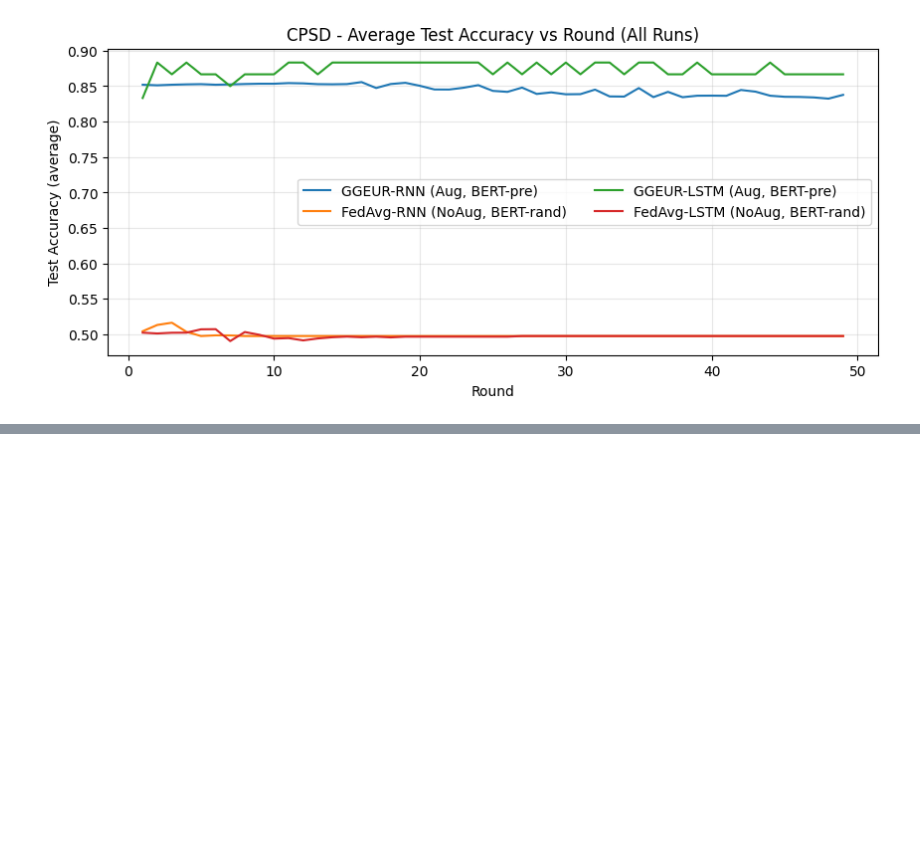
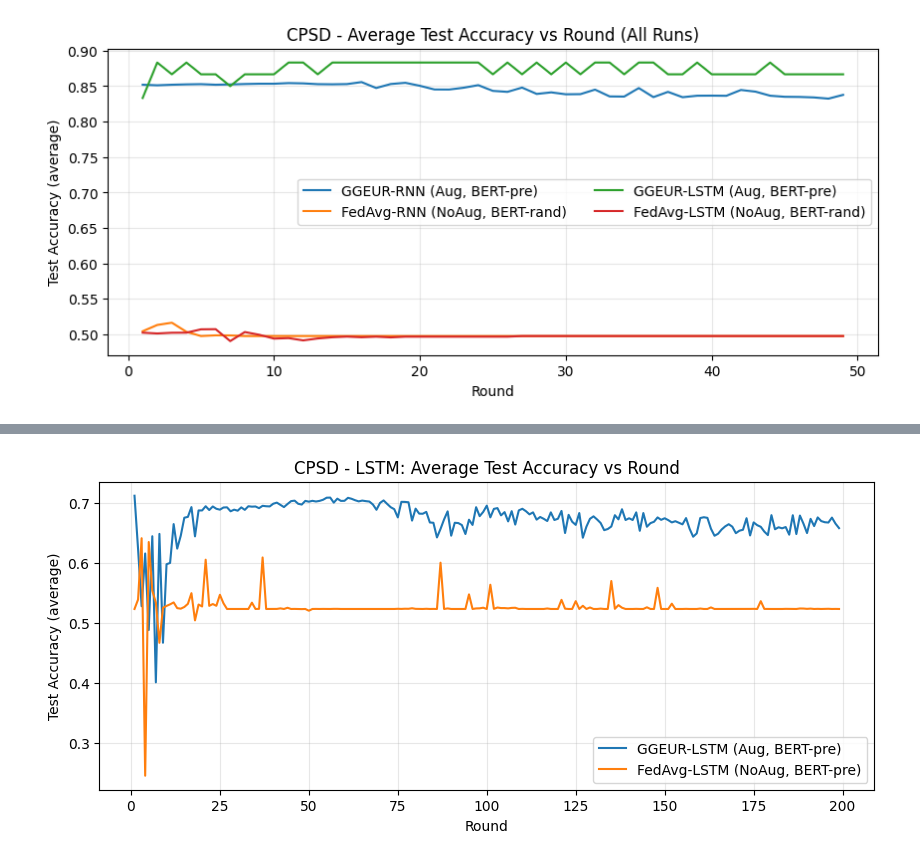
Before and after one commit to babuzeer/FederatedScope, a Jupyter notebook: plot.ipynb, the cells around one changed output, grey strips where cells are left out. Cells and saved outputs as stored; diff of their text form; code cells hidden in the pictures; blank space fills up the shorter version.

```diff
--- a/plot.ipynb
+++ b/plot.ipynb
@@ -223,0 +323,92 @@ plt.show()
+# %%
+from pathlib import Path
+import re
+
+import matplotlib.pyplot as plt
+
+LOG_GGEUR_RNN = Path(
+    "exp\ggeur_rnn_sentiment\ggeur_mdsent_rating4_lstm\sub_exp_20260130151013\exp_print.log"
+)
+LOG_FEDAVG_RNN = Path(
+    "exp/fedavg_rnn_sentiment/fedavg_mdsent_rating4_lstm_no_augmentation/sub_exp_20260130111605/exp_print.log"
+)
+
+
+def parse_mlp_test_accuracy(log_path: Path):
+    pattern = re.compile(r"Server: Round (\d+) MLP Test Accuracy - (.*)$")
+    per_round = {}
+
+    with log_path.open("r", encoding="utf-8", errors="ignore") as f:
+        for line in f:
+            m = pattern.search(line)
+            if not m:
+                continue
+
+            round_idx = int(m.group(1))
+            metrics_str = m.group(2).strip()
+            row = {"round": round_idx}
+
+            for chunk in metrics_str.split(","):
+                if ":" not in chunk:
+                    continue
+                key, value = chunk.split(":", 1)
+                key = key.strip()
+                value = value.strip()
+                try:
+                    row[key] = float(value)
+                except ValueError:
+                    continue
+
+            per_round[round_idx] = row
+
+    rounds = sorted(per_round)
+    if not rounds:
+        raise ValueError(
+            f"No 'Server: Round ... MLP Test Accuracy' lines found in {log_path}"
+        )
+
+    keys = sorted({k for r in rounds for k in per_round[r].keys()} - {"round"})
+    data = {"round": rounds}
+    for k in keys:
+        data[k] = [per_round[r].get(k) for r in rounds]
+    return data
+
+
+runs = {
+    "GGEUR-LSTM (Aug, BERT-pre)": LOG_GGEUR_RNN,
+    "FedAvg-LSTM (NoAug, BERT-pre)": LOG_FEDAVG_RNN,
+}
+
+parsed = {}
+for name, p in runs.items():
+    if not p.exists():
+        raise FileNotFoundError(p)
+    parsed[name] = parse_mlp_test_accuracy(p)
+
+# Average accuracy
+plt.figure(figsize=(10, 4))
+for name, d in parsed.items():
+    plt.plot(d["round"], d["average"], label=name)
+plt.xlabel("Round")
+plt.ylabel("Test Accuracy (average)")
+plt.title("CPSD - LSTM: Average Test Accuracy vs Round")
+plt.grid(True, alpha=0.3)
+plt.legend()
+plt.show()
+
+# Per-domain accuracy
+domains = ["books", "dvd", "electronics", "kitchen"]
+fig, axes = plt.subplots(1, len(domains), figsize=(15, 4), sharex=True, sharey=True)
+for ax, domain in zip(axes, domains):
+    for name, d in parsed.items():
+        if domain in d:
+            ax.plot(d["round"], d[domain], label=name)
+    ax.set_title(domain)
+    ax.set_xlabel("Round")
+    ax.grid(True, alpha=0.3)
+axes[0].set_ylabel("Test Accuracy")
+axes[0].legend()
+plt.tight_layout()
+plt.show()
+# %% [output]
+[figure, added]
```
Also changed, not shown: parts of 11 cells of this notebook, 3 other files.
